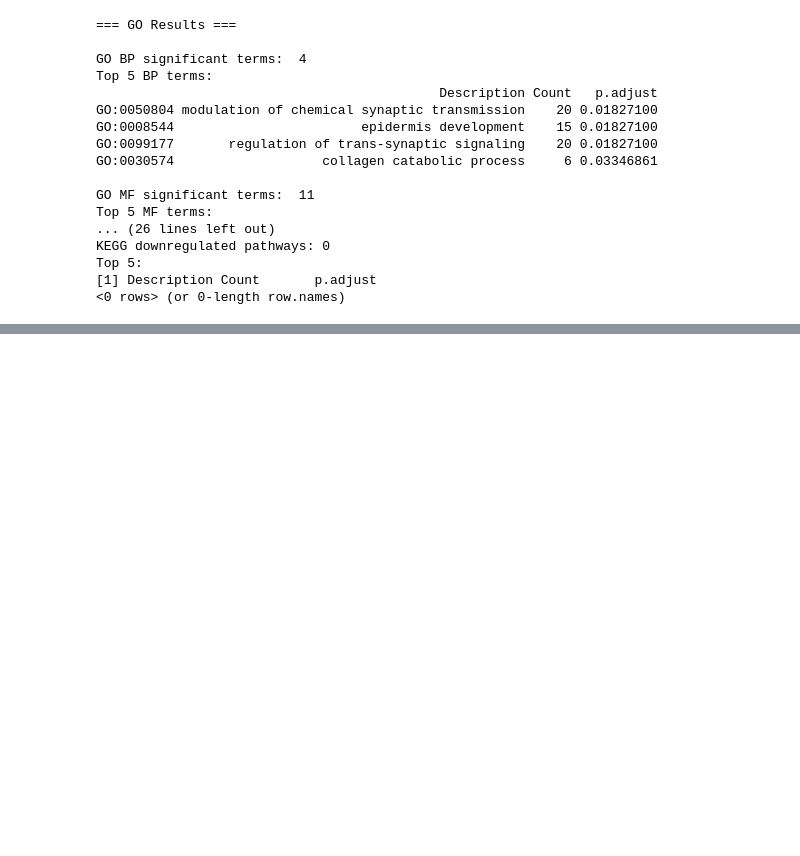
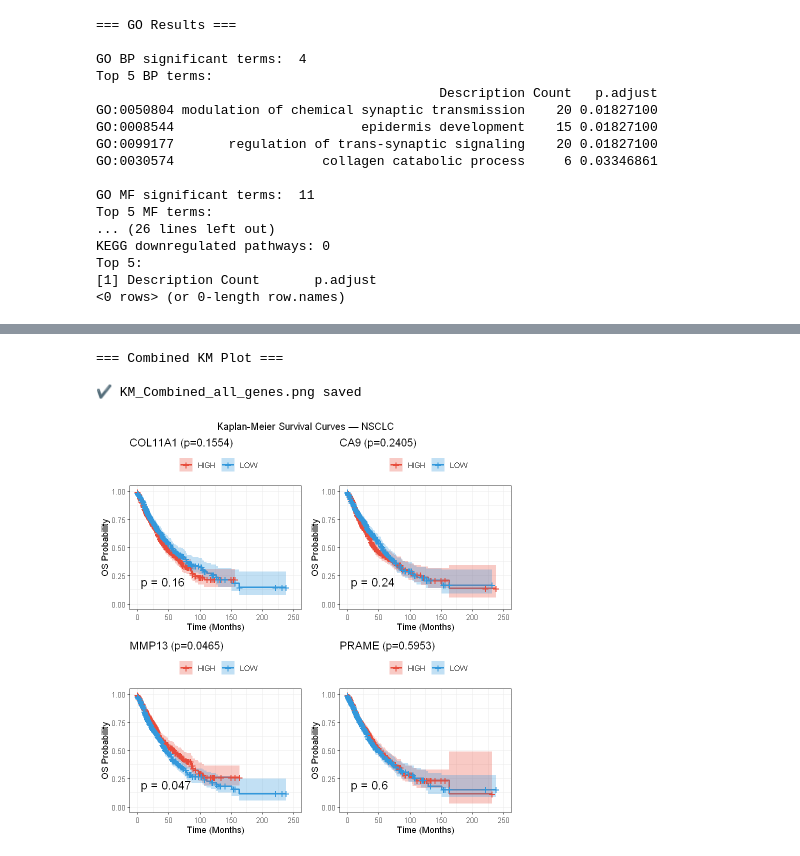
Before and after one commit to Aryanjaishi/Differentiallly-expressed-gene-DEGs-and-prognostic-Biomarkers-, a Jupyter notebook: Bioinformatics.ipynb, the cells around one changed output, grey strips where cells are left out. Drawn from its saved outputs; the diff is of its cells as text; code cells hidden in the pictures; blank space fills up the shorter version.

```diff
--- a/Bioinformatics.ipynb
+++ b/Bioinformatics.ipynb
@@ -3254,0 +7438,66 @@ Top 5:
+# %%
+# ============================================================
+# KM PLOT - STEP 2: Combined KM plot all 4 genes
+# ============================================================
+
+cat("=== Combined KM Plot ===\n\n")
+
+# Create 2x2 panel of all 4 genes
+km_list <- list()
+
+for (gene in genes_km) {
+
+  surv_obj  <- Surv(
+    time  = survival_df$OS_months,
+    event = survival_df$OS_event
+  )
+  group_col <- paste0(gene, "_group")
+
+  km_fit <- survfit(
+    surv_obj ~ survival_df[[group_col]]
+  )
+
+  log_rank <- survdiff(
+    surv_obj ~ survival_df[[group_col]]
+  )
+  pval <- 1 - pchisq(log_rank$chisq, df = 1)
+
+  km_list[[gene]] <- ggsurvplot(
+    km_fit,
+    data         = survival_df,
+    pval         = TRUE,
+    conf.int     = TRUE,
+    risk.table   = FALSE,
+    palette      = c("#E74C3C", "#3498DB"),
+    legend.labs  = c("HIGH", "LOW"),
+    title        = sprintf("%s (p=%.4f)", gene, pval),
+    xlab         = "Time (Months)",
+    ylab         = "OS Probability",
+    legend.title = "",
+    ggtheme      = theme_bw(base_size = 11)
+  )
+}
+
+# Arrange in 2x2 panel
+combined_km <- arrange_ggsurvplots(
+  km_list,
+  nrow  = 2,
+  ncol  = 2,
+  title = "Kaplan-Meier Survival Curves — NSCLC"
+)
+
+# Save combined plot
+ggsave(
+  "KM_Combined_all_genes.png",
+  combined_km,
+  width  = 14,
+  height = 12,
+  dpi    = 200
+)
+
+cat("✔ KM_Combined_all_genes.png saved\n")
+# %% [output]
+=== Combined KM Plot ===
+
+✔ KM_Combined_all_genes.png saved
+[figure, added]
```
Also changed, not shown: parts of 120 cells of this notebook, 27 other files.
